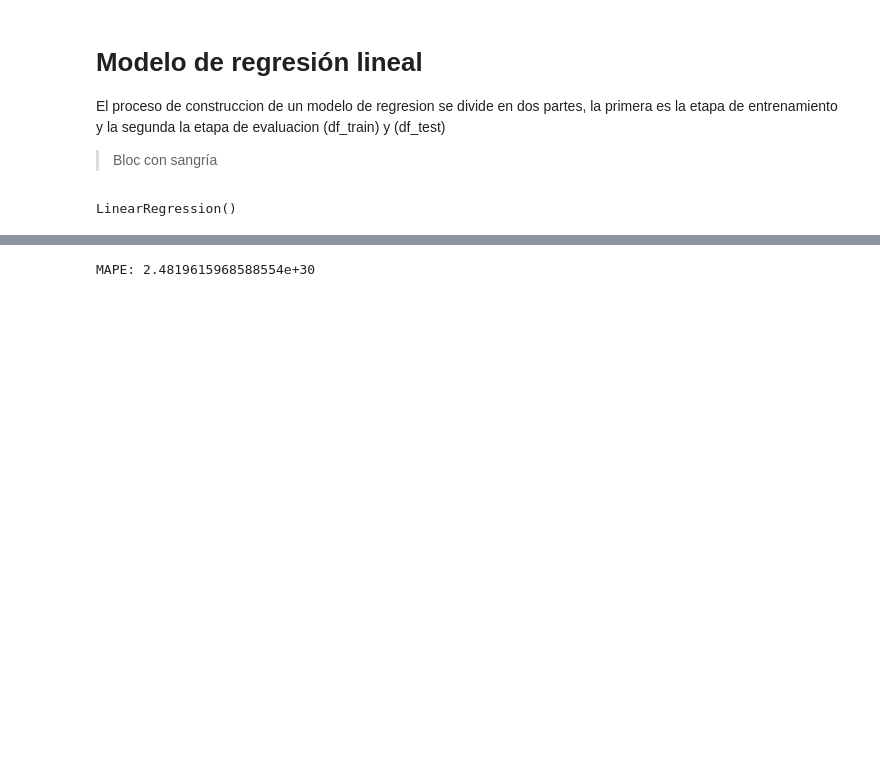
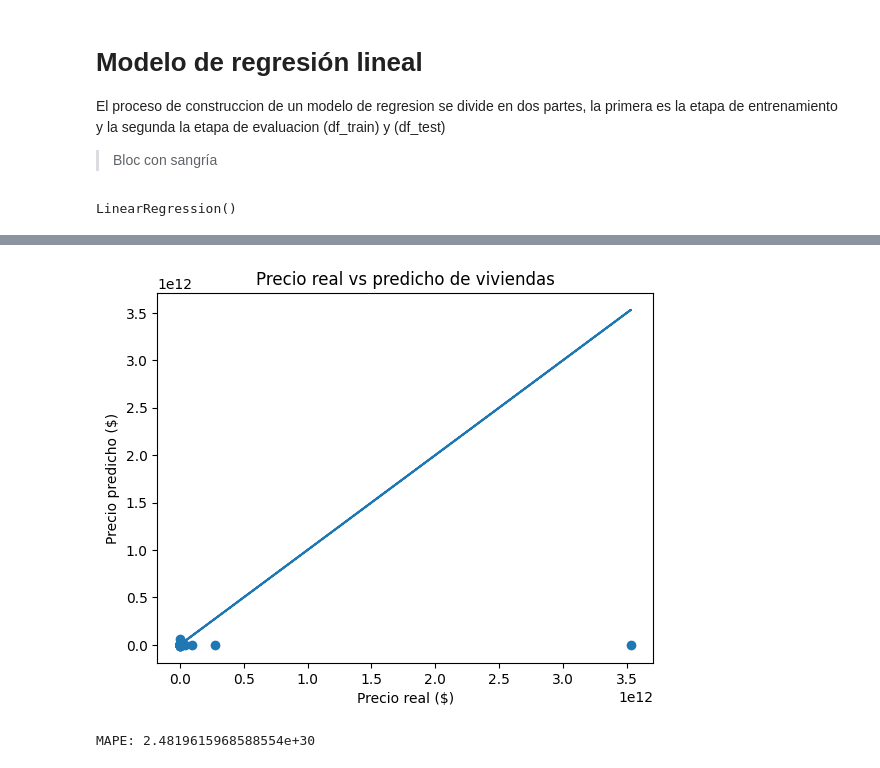
Before and after one commit to VEVELANDIA/Prueba-DataScientist-VictorVelandia, a Jupyter notebook: Prueba_de_Conocimiento_Datos_Estructurados_[Víctor_Velandia].ipynb, the cells around one changed output, grey strips where cells are left out. Cells and saved outputs as stored; diff of their text form; code cells hidden in the pictures; blank space fills up the shorter version.

```diff
--- a/Prueba_de_Conocimiento_Datos_Estructurados_[Víctor_Velandia].ipynb
+++ b/Prueba_de_Conocimiento_Datos_Estructurados_[Víctor_Velandia].ipynb
@@ -391,3 +391,6 @@ model = LinearRegression()
 model.fit(X_train_encoded, y_train)
 # %% [output]
 LinearRegression()
+# %%
+test1['predicted_price'] = pd.DataFrame(model.predict(X_train_encoded))
+test1.head()
@@ -394,3 +404,12 @@ LinearRegression()
+# %%
+plt.scatter(test1[['valor_total_avaluo']], test1[['predicted_price']])
+plt.plot(test1[['valor_total_avaluo']], test1[['valor_total_avaluo']])
+plt.title("Precio real vs predicho de viviendas")
+plt.xlabel("Precio real ($)")
+plt.ylabel("Precio predicho ($)")
+plt.show()
+# %% [output]
+[figure, added]
 # %%
 # Eliminar muestras con valores faltantes en X_test_encoded
 X_test_encoded = X_test_encoded.dropna()
```
Also changed, not shown: parts of 1 cell of this notebook.
